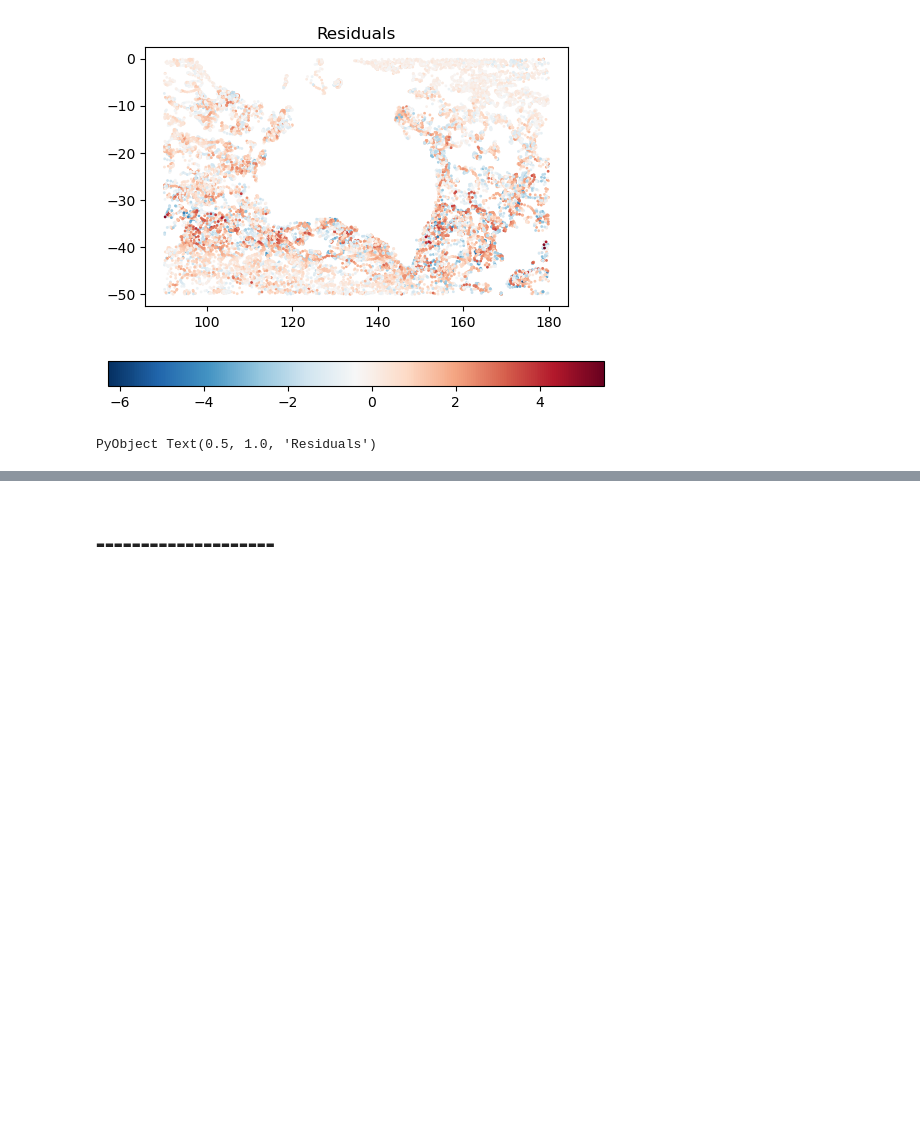
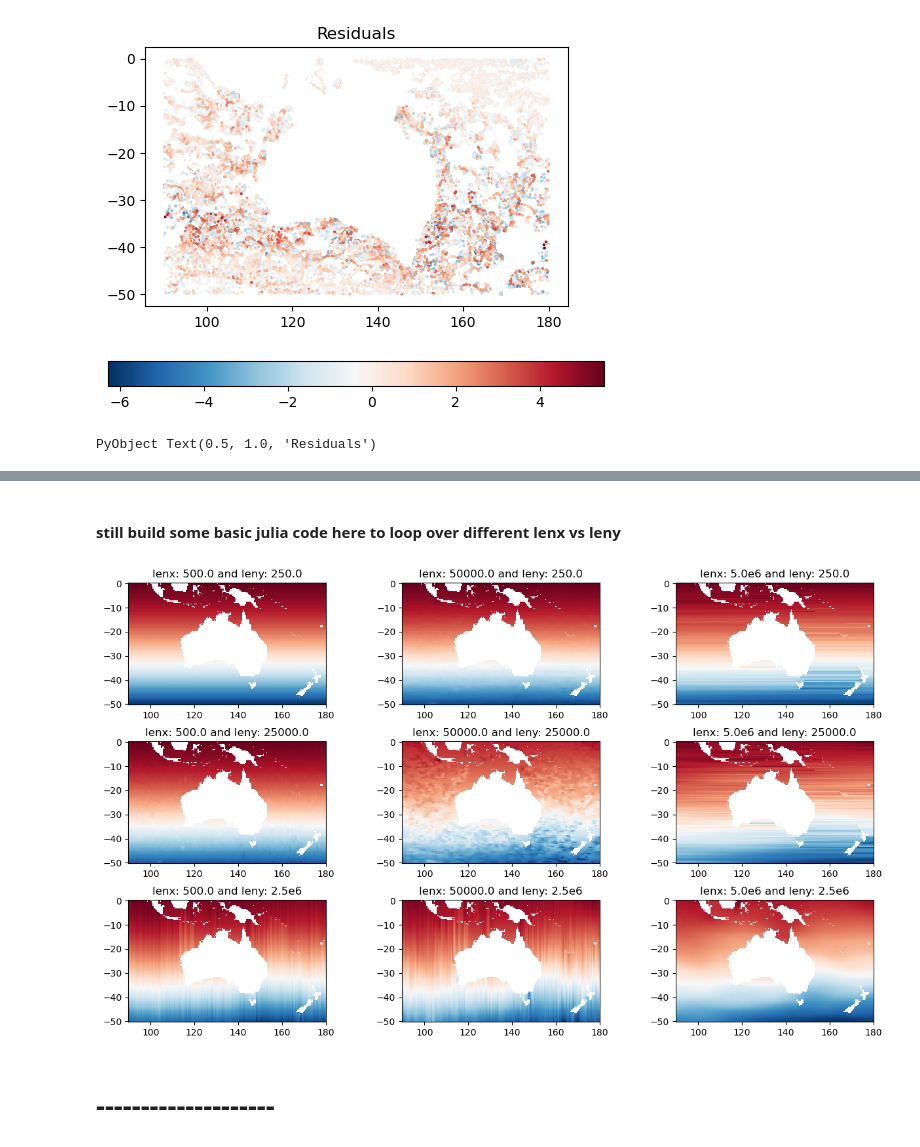
Before and after one commit to CARSv2/cars-v2, a Jupyter notebook: notebooks/parameter_sandbox.ipynb, the cells around one changed output, grey strips where cells are left out. Saved outputs shown, nothing was run; the diff lists cells and outputs as text; code cells hidden in the pictures; blank space fills up the shorter version.

Commit message:
simple julia code to loop over lenx & leny

```diff
--- a/notebooks/parameter_sandbox.ipynb
+++ b/notebooks/parameter_sandbox.ipynb
@@ -330,3 +334,22 @@ mean_error = mean(skipmissing(dataresiduals))
+# %% [markdown]
+#### still build some basic julia code here to loop over different lenx vs leny
+# %%
+subplots_adjust(left = 0.1, bottom = 0.1, right = 2, top = 2, wspace = 0.1, hspace = 0.3)
+for i=1:3
+    for j=1:3
+        lenx=500*100.0^(i-1)
+        leny=250*100.0^(j-1)
+        epsilon2=1.0
+        #@show i,j,len*sqrt(epsilon2),len,epsilon2
+        fi, s = DIVAndrun(mask,(pm,pn),(xi,yi),(longitude.+360,latitude),temperature_residual,(lenx,leny),epsilon2);
+        subplot(4,3,3*j+i)
+        pcolor(xi,yi,fi.+model(yi,fit_temperature_to_latitude.param),cmap="RdBu_r");
+        gca().set_aspect(1/cos(mean([ylim()...]) * pi/180))
+        title("lenx: $lenx and leny: $leny")
+    end
+end
+# %% [output]
+[figure, added]
 # %% [markdown]
 # --------------------
 # %%
```
Also changed, not shown: parts of 10 cells of this notebook.
